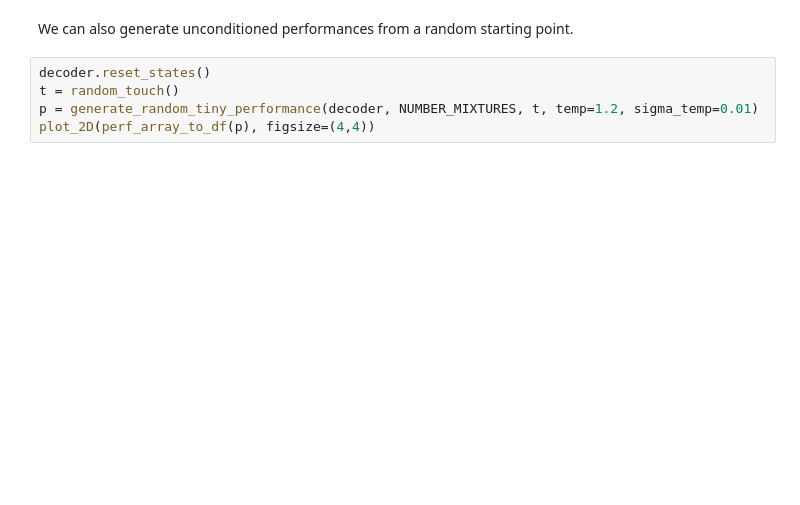
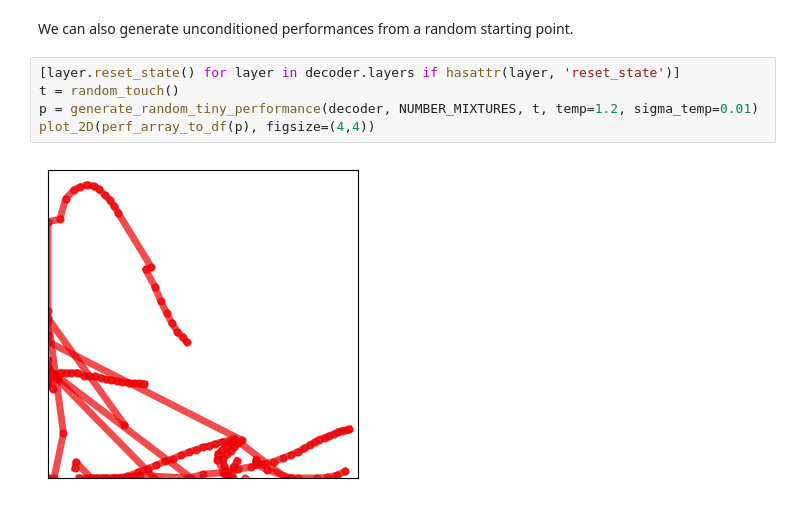
Before and after one commit to cpmpercussion/keras-mdn-layer, a Jupyter notebook: notebooks/MDN-RNN-RoboJam-touch-generation.ipynb, the cells around one changed output. Cells and saved outputs as stored; diff of their text form; blank space fills up the shorter version.

```diff
--- a/notebooks/MDN-RNN-RoboJam-touch-generation.ipynb
+++ b/notebooks/MDN-RNN-RoboJam-touch-generation.ipynb
@@ -360,10 +446,12 @@ plot_double_2d(perf_array_to_df(ex), perf_array_to_df(p), figsize=(4,4))
 # %% [markdown]
 We can also generate unconditioned performances from a random starting point.
 # %%
-decoder.reset_states()
+[layer.reset_state() for layer in decoder.layers if hasattr(layer, 'reset_state')]
 t = random_touch()
 p = generate_random_tiny_performance(decoder, NUMBER_MIXTURES, t, temp=1.2, sigma_temp=0.01)
 plot_2D(perf_array_to_df(p), figsize=(4,4))
+# %% [output]
+[figure, added]
 # %% [markdown]
 # RoboJam in Practice!
 
```
Also changed, not shown: parts of 9 cells of this notebook, 8 other files.
